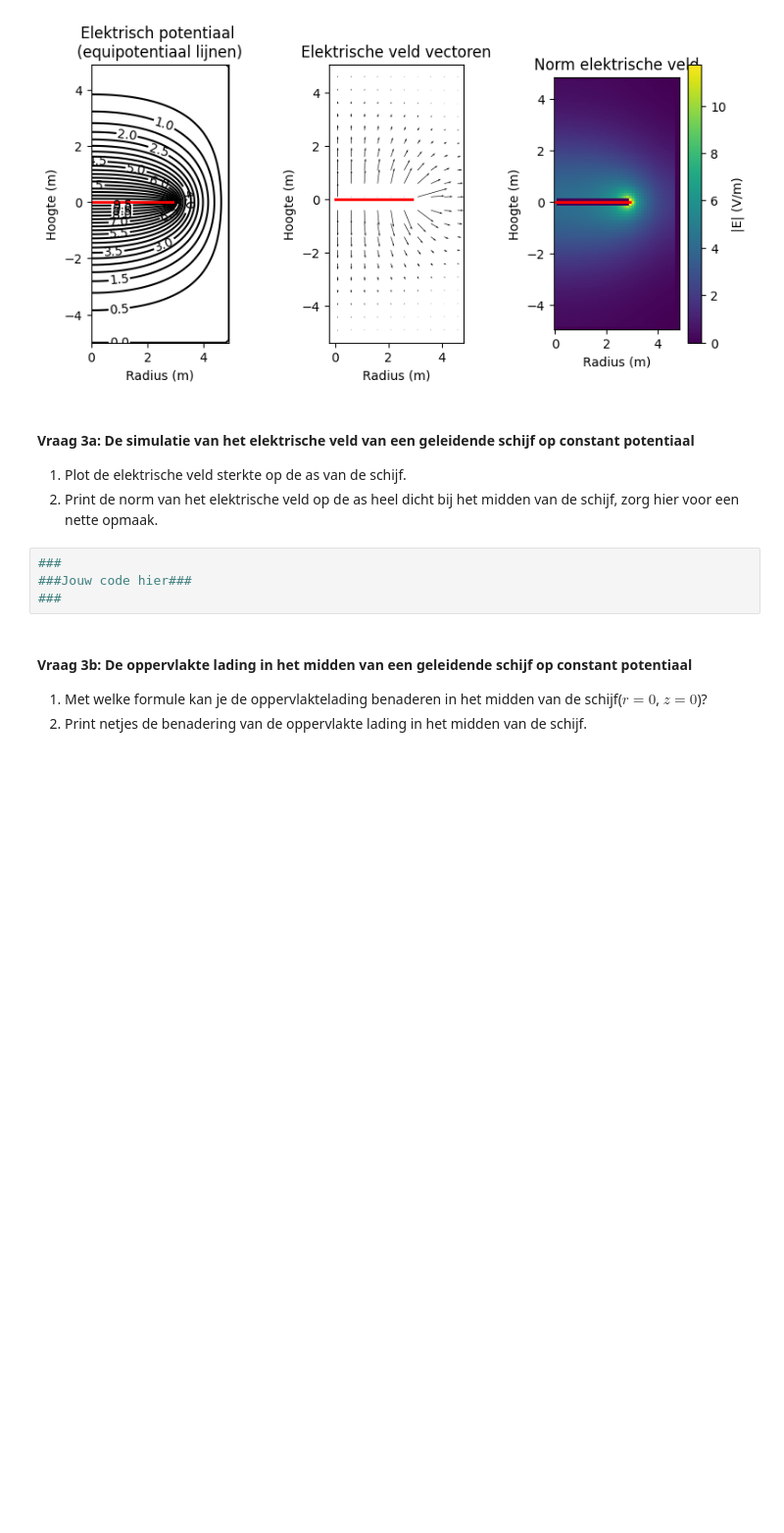
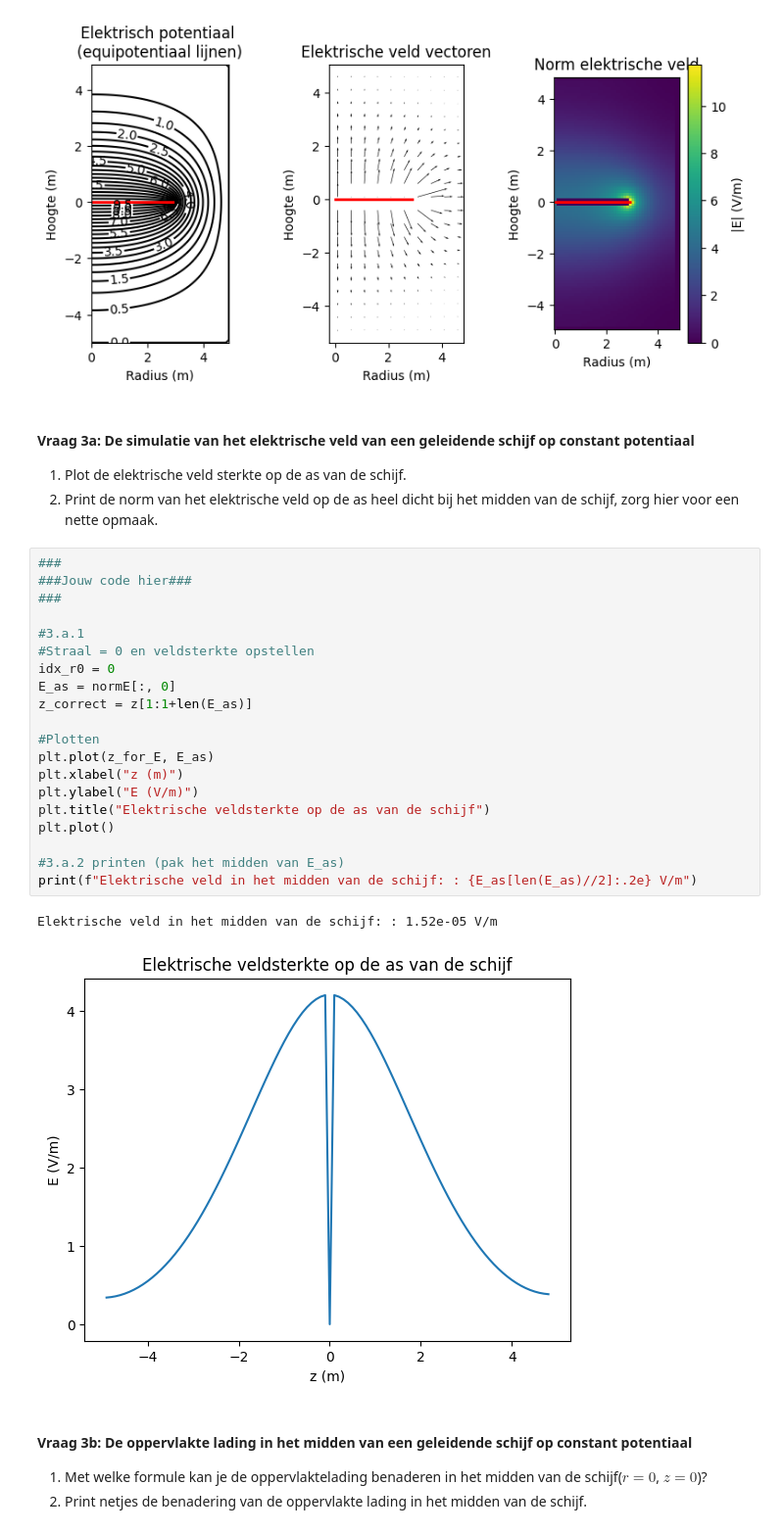
Before and after one commit to Nina925/opdrachten-DEF-D, a Jupyter notebook: DigitaleOntwerpopdrachten/1CondensatorOpdracht/CondensatorOntwerpopdracht.ipynb, the cells around one changed output. Shown at 98% size. Cells and saved outputs as stored; diff of their text form; blank space fills up the shorter version.

```diff
--- a/DigitaleOntwerpopdrachten/1CondensatorOpdracht/CondensatorOntwerpopdracht.ipynb
+++ b/DigitaleOntwerpopdrachten/1CondensatorOpdracht/CondensatorOntwerpopdracht.ipynb
@@ -347,7 +348,26 @@ plot_results_disk(Ez, Er, normE, V, r, z, grid_step, disk_radius, z_pos_disk1, z
 # %%
 ###
 ###Jouw code hier###
 ###
+
+#3.a.1
+#Straal = 0 en veldsterkte opstellen
+idx_r0 = 0
+E_as = normE[:, 0]
+z_correct = z[1:1+len(E_as)]
+
+#Plotten
+plt.plot(z_for_E, E_as)
+plt.xlabel("z (m)")
+plt.ylabel("E (V/m)")
+plt.title("Elektrische veldsterkte op de as van de schijf")
+plt.plot()
+
+#3.a.2 printen (pak het midden van E_as)
+print(f"Elektrische veld in het midden van de schijf: : {E_as[len(E_as)//2]:.2e} V/m")
+# %% [output]
+Elektrische veld in het midden van de schijf: : 1.52e-05 V/m
+[figure, added]
 # %% [markdown]
 #### Vraag 3b: De oppervlakte lading in het midden van een geleidende schijf op constant potentiaal
 
```
Also changed, not shown: parts of 14 cells of this notebook, 1 other file.
